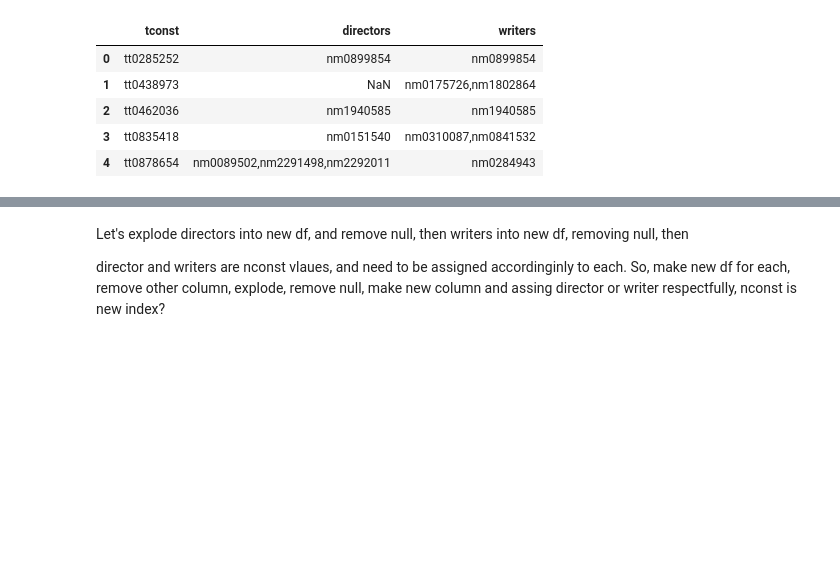
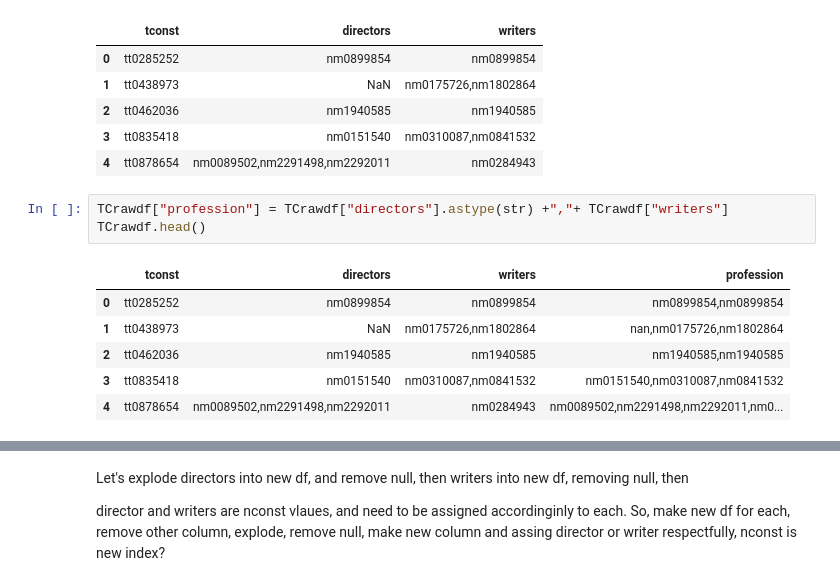
Before and after one commit to adstephens/dsc-phase-1-project-v2-3, a Jupyter notebook: student.ipynb, the cells around one changed output, grey strips where cells are left out. Saved outputs shown, nothing was run; the diff lists cells and outputs as text; blank space fills up the shorter version.

```diff
--- a/student.ipynb
+++ b/student.ipynb
@@ -500,3 +476,13 @@ TCrawdf.head()
 | 2 | tt0462036 | nm1940585 | nm1940585 |
 | 3 | tt0835418 | nm0151540 | nm0310087,nm0841532 |
 | 4 | tt0878654 | nm0089502,nm2291498,nm2292011 | nm0284943 |
+# %%
+TCrawdf["profession"] = TCrawdf["directors"].astype(str) +","+ TCrawdf["writers"]
+TCrawdf.head()
+# %% [output]
+|  | tconst | directors | writers | profession |
+| 0 | tt0285252 | nm0899854 | nm0899854 | nm0899854,nm0899854 |
+| 1 | tt0438973 | NaN | nm0175726,nm1802864 | nan,nm0175726,nm1802864 |
+| 2 | tt0462036 | nm1940585 | nm1940585 | nm1940585,nm1940585 |
+| 3 | tt0835418 | nm0151540 | nm0310087,nm0841532 | nm0151540,nm0310087,nm0841532 |
+| 4 | tt0878654 | nm0089502,nm2291498,nm2292011 | nm0284943 | nm0089502,nm2291498,nm2292011,nm0... |
```
Also changed, not shown: parts of 111 cells of this notebook.
